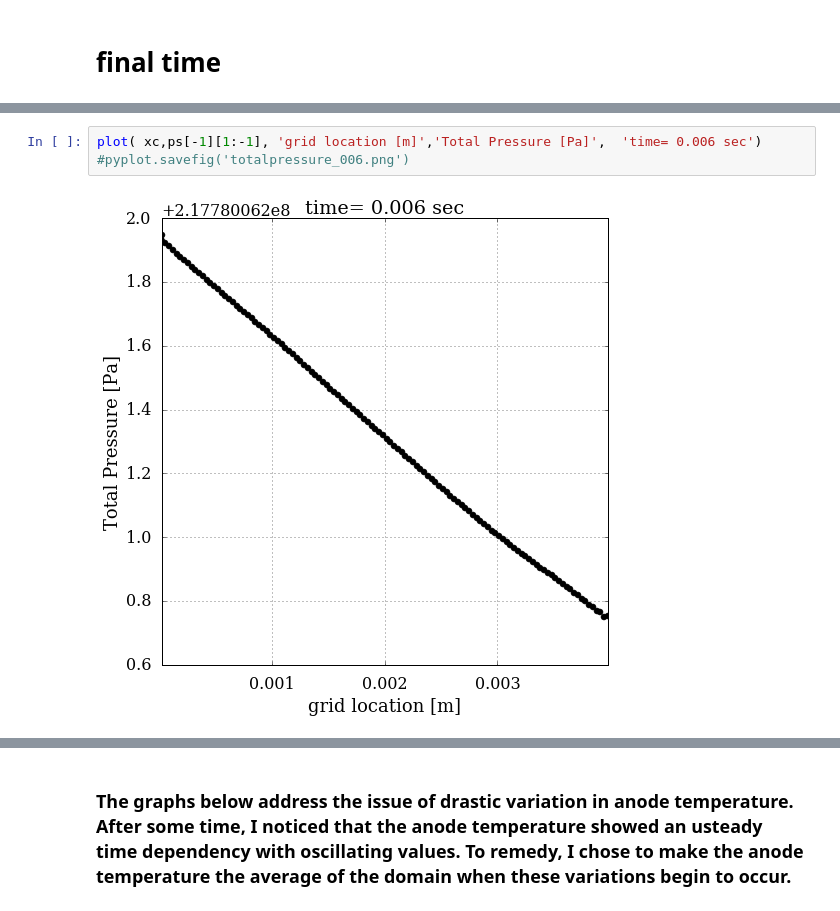
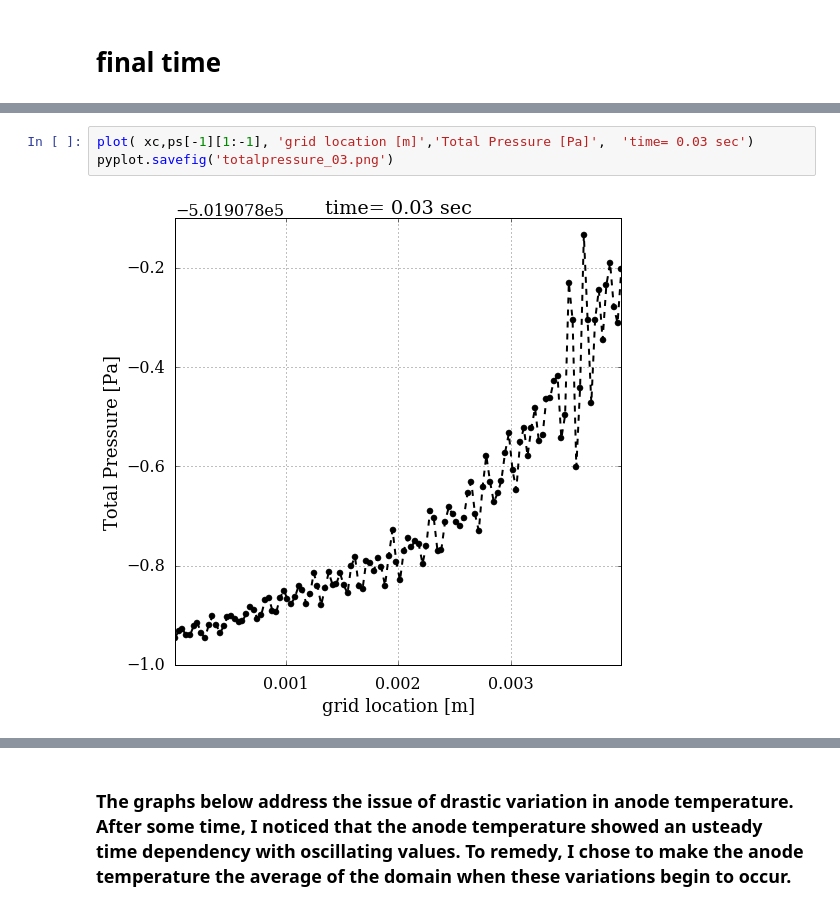
Before and after one commit to lgmartinez/plasma, a Jupyter notebook: 1d_Ablation_BN.ipynb, the cells around one changed output, grey strips where cells are left out. Cells and saved outputs as stored; diff of their text form.

```diff
--- a/1d_Ablation_BN.ipynb
+++ b/1d_Ablation_BN.ipynb
@@ -2706,8 +2715,8 @@ ps[-1][1]
 # %%
-plot( xc,ps[-1][1:-1], 'grid location [m]','Total Pressure [Pa]',  'time= 0.006 sec')
-#pyplot.savefig('totalpressure_006.png')
+plot( xc,ps[-1][1:-1], 'grid location [m]','Total Pressure [Pa]',  'time= 0.03 sec')
+pyplot.savefig('totalpressure_03.png')
 # %% [output]
-[figure, old version]
+[figure, new version]
 # %%
 ps2[-1][1]
 # %% [output]
```
Also changed, not shown: parts of 55 cells of this notebook.
